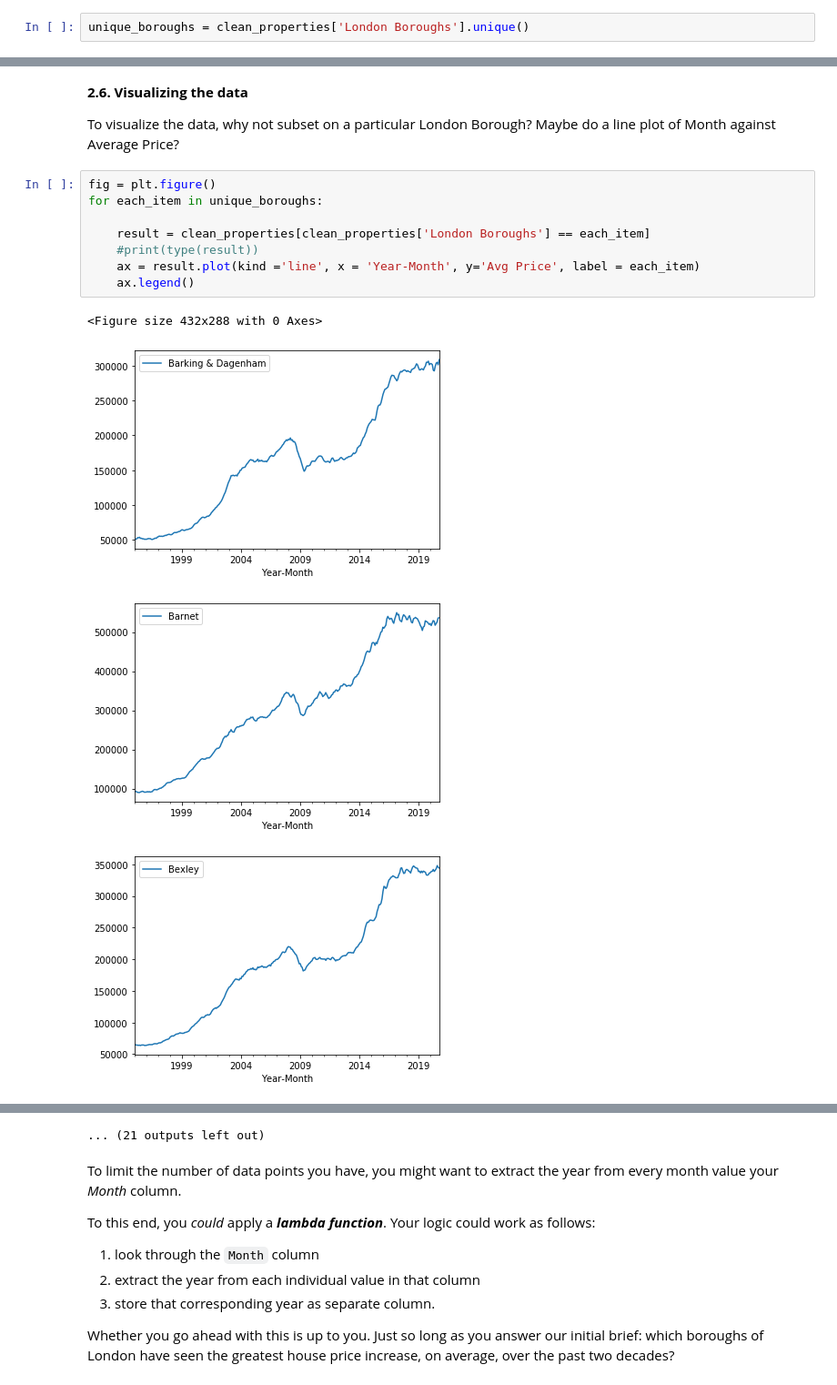
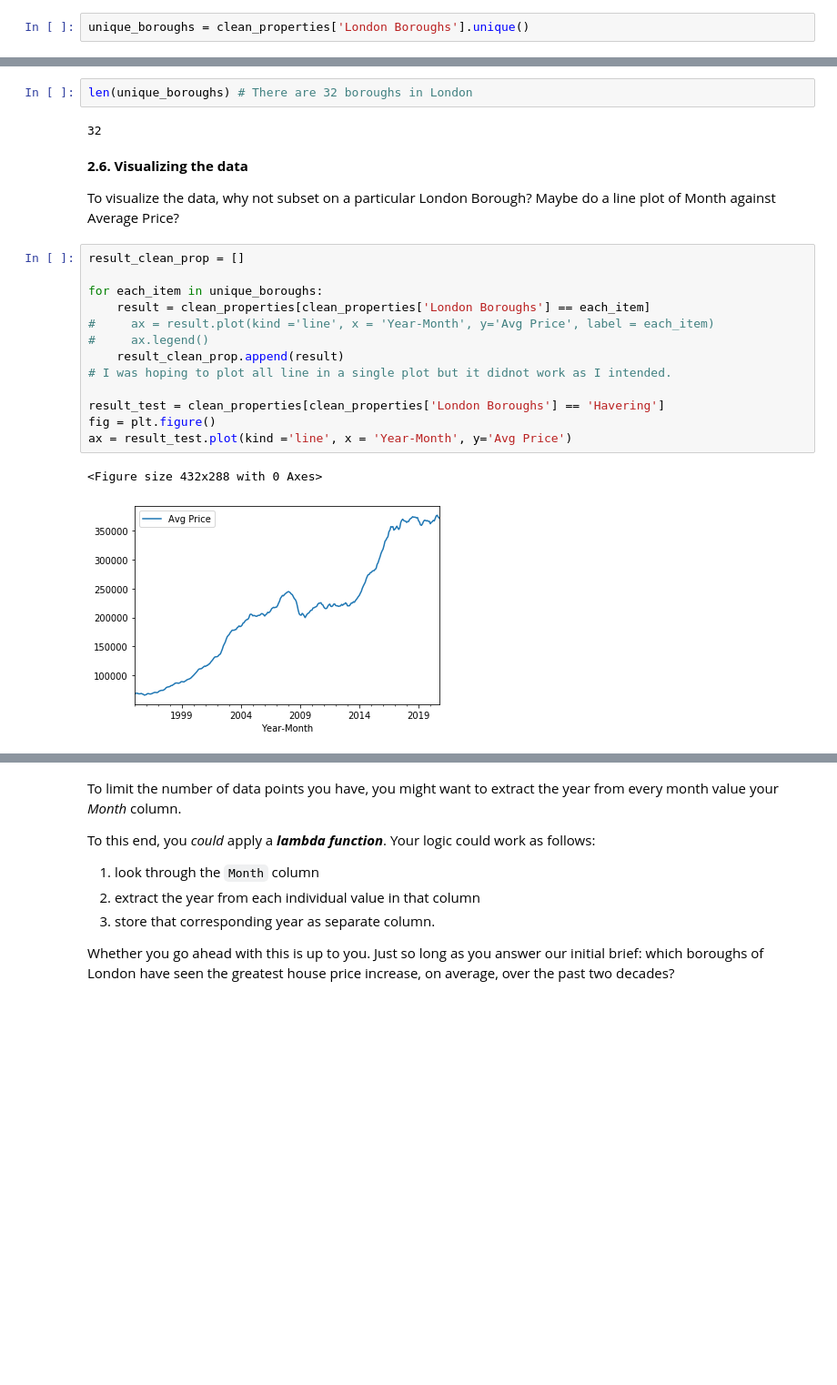
Before and after one commit to nahsradus/LondonHousePrices, a Jupyter notebook: Unit 4 Challenge - Tier 3.ipynb, the cells around one changed output, grey strips where cells are left out. Shown at 91% size. Saved outputs shown, nothing was run; the diff lists cells and outputs as text; blank space fills up the shorter version.

Commit message:
cleaned up the notebook

```diff
--- a/Unit 4 Challenge - Tier 3.ipynb
+++ b/Unit 4 Challenge - Tier 3.ipynb
@@ -250,17 +242,24 @@ len(unique_boroughs)
+# %%
+len(unique_boroughs) # There are 32 boroughs in London
+# %% [output]
+32
 # %% [markdown]
 **2.6. Visualizing the data**
 
 To visualize the data, why not subset on a particular London Borough? Maybe do a line plot of Month against Average Price?
 # %%
+result_clean_prop = []
+
+for each_item in unique_boroughs:
+    result = clean_properties[clean_properties['London Boroughs'] == each_item]
+#     ax = result.plot(kind ='line', x = 'Year-Month', y='Avg Price', label = each_item)
+#     ax.legend()
+    result_clean_prop.append(result)
+# I was hoping to plot all line in a single plot but it didnot work as I intended.
+
+result_test = clean_properties[clean_properties['London Boroughs'] == 'Havering']
 fig = plt.figure()
-for each_item in unique_boroughs:
-
-    result = clean_properties[clean_properties['London Boroughs'] == each_item]
-    #print(type(result))
-    ax = result.plot(kind ='line', x = 'Year-Month', y='Avg Price', label = each_item)
-    ax.legend()
+ax = result_test.plot(kind ='line', x = 'Year-Month', y='Avg Price')
 # %% [output]
 <Figure size 432x288 with 0 Axes>
-[figure, old version]
+[figure, new version]
-[figure, removed]
-[figure, removed]
@@ -275,4 +266,3 @@ for each_item in unique_boroughs:
-... (21 outputs left out)
 # %% [markdown]
 To limit the number of data points you have, you might want to extract the year from every month value your *Month* column.
 
```
Also changed, not shown: parts of 10 cells of this notebook.
